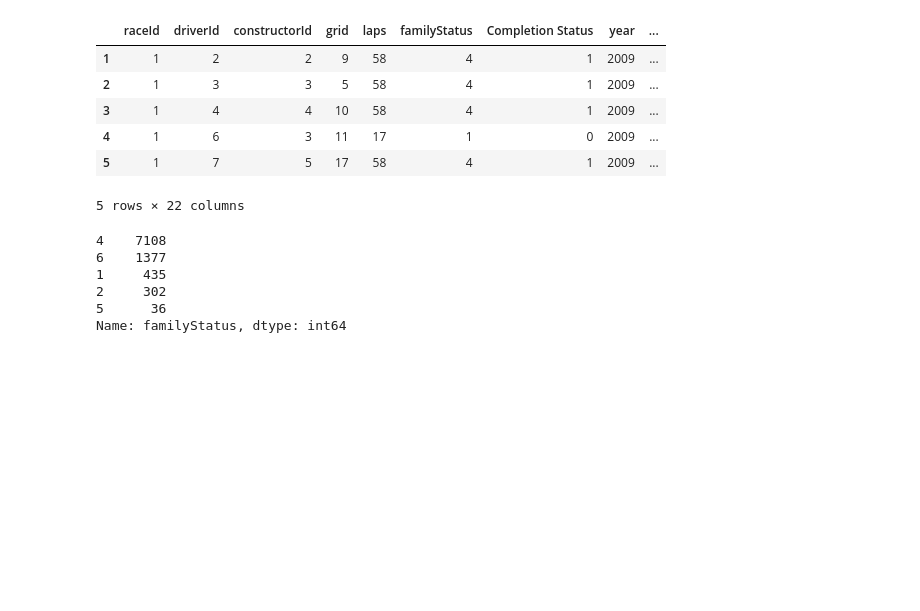
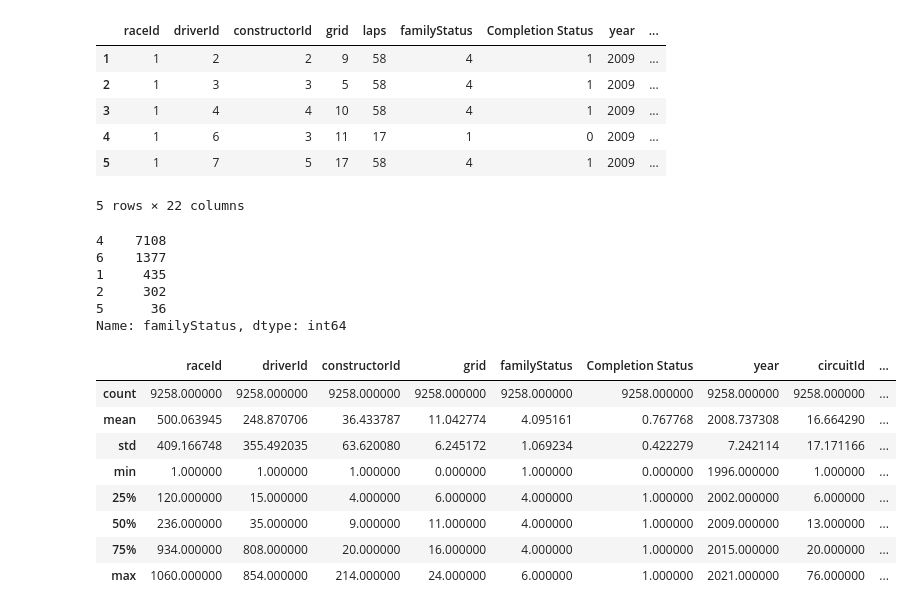
Before and after one commit to georgetown-analytics/Formula1, a Jupyter notebook: Data Wrangling Master Workbook.ipynb, the cells around one changed output. Drawn from its saved outputs; the diff is of its cells as text; code cells hidden in the pictures; blank space fills up the shorter version.

```diff
--- a/Data Wrangling Master Workbook.ipynb
+++ b/Data Wrangling Master Workbook.ipynb
@@ -337 +335,15 @@ FinalData = filtered2_master.drop(columns=['laps','positionText', 'positionOrder
+# %%
+FinalData = filtered2_master.drop(columns=['laps'],axis=1,inplace=False)
+# %%
+FinalData.describe()
+# %% [output]
+|  | raceId | driverId | constructorId | grid | familyStatus | Completion Status | year | circuitId | ... |
+| count | 9258.000000 | 9258.000000 | 9258.000000 | 9258.000000 | 9258.000000 | 9258.000000 | 9258.000000 | 9258.000000 | ... |
+| mean | 500.063945 | 248.870706 | 36.433787 | 11.042774 | 4.095161 | 0.767768 | 2008.737308 | 16.664290 | ... |
+| std | 409.166748 | 355.492035 | 63.620080 | 6.245172 | 1.069234 | 0.422279 | 7.242114 | 17.171166 | ... |
+| min | 1.000000 | 1.000000 | 1.000000 | 0.000000 | 1.000000 | 0.000000 | 1996.000000 | 1.000000 | ... |
+| 25% | 120.000000 | 15.000000 | 4.000000 | 6.000000 | 4.000000 | 1.000000 | 2002.000000 | 6.000000 | ... |
+| 50% | 236.000000 | 35.000000 | 9.000000 | 11.000000 | 4.000000 | 1.000000 | 2009.000000 | 13.000000 | ... |
+| 75% | 934.000000 | 808.000000 | 20.000000 | 16.000000 | 4.000000 | 1.000000 | 2015.000000 | 20.000000 | ... |
+| max | 1060.000000 | 854.000000 | 214.000000 | 24.000000 | 6.000000 | 1.000000 | 2021.000000 | 76.000000 | ... |
 # %%
```
Also changed, not shown: parts of 10 cells of this notebook.
